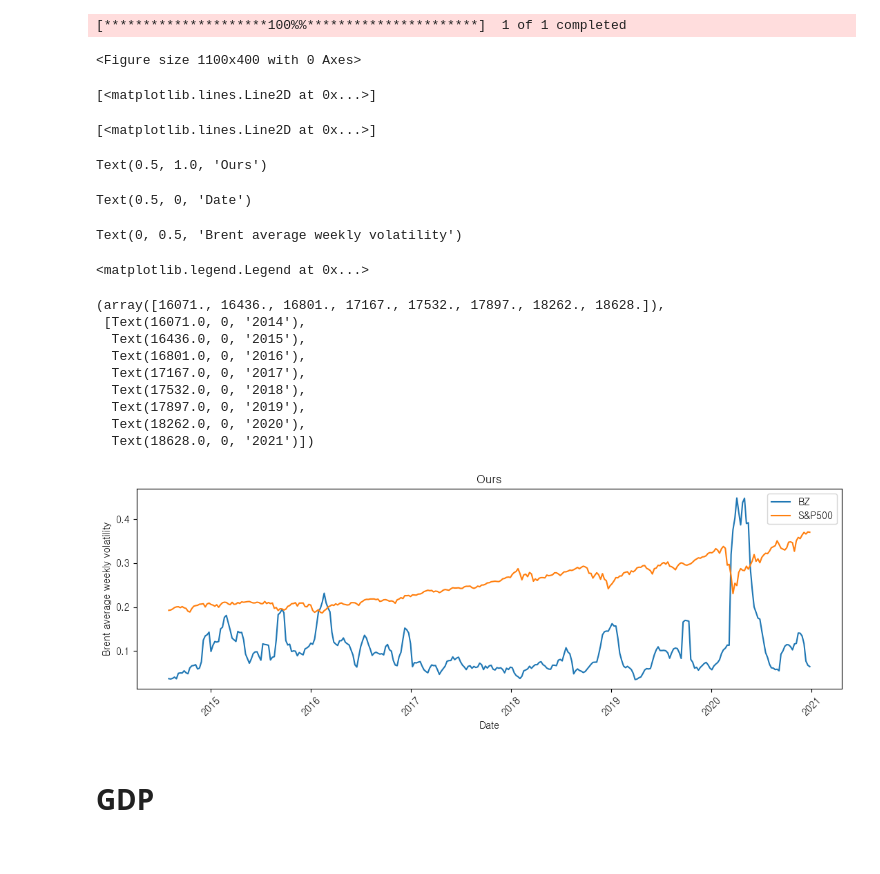
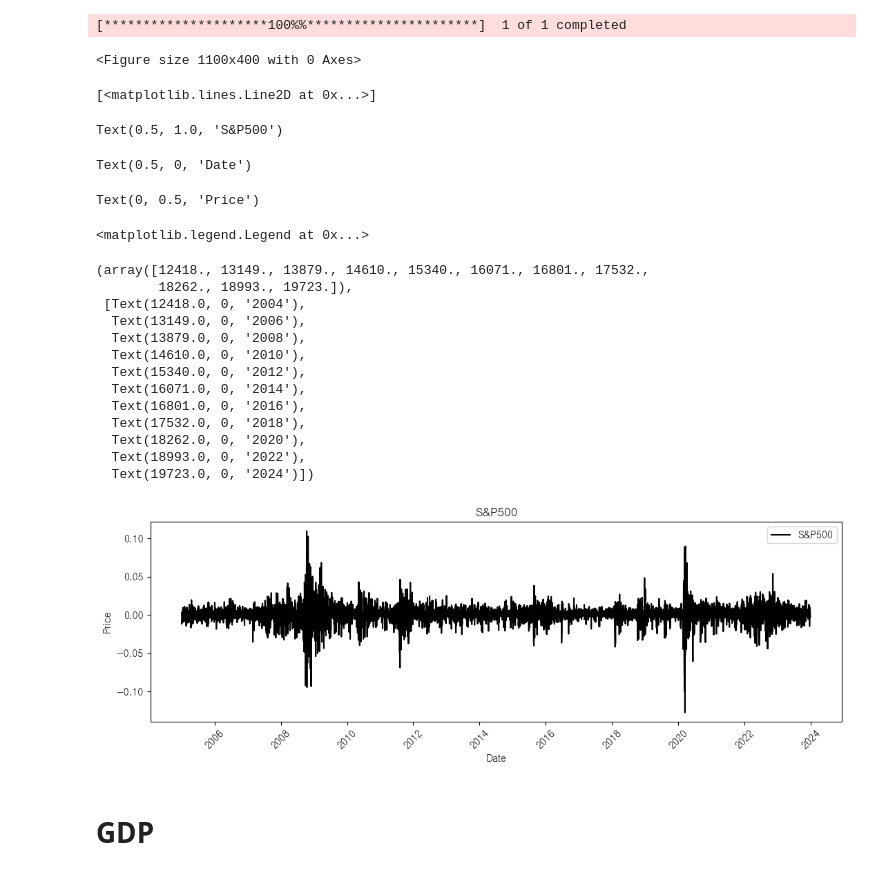
Before and after one commit to kimjuhwan1234/Volatility_Forecasting, a Jupyter notebook: preprocessing.ipynb, the cells around one changed output. Saved outputs shown, nothing was run; the diff lists cells and outputs as text; code cells hidden in the pictures.

```diff
--- a/preprocessing.ipynb
+++ b/preprocessing.ipynb
@@ -210,37 +210,47 @@ SP_idx = yf.download('^GSPC', start='1986-01-01')
 # %% [output]
 [*********************100%%**********************]  1 of 1 completed
 # %%
-SP_idx = SP_idx['Adj Close'].resample('W-FRI').last()
+SP_idx = SP_idx['Adj Close']
 SP_idx.name = 'S&P500'
+# %%
+SP_r = SP_idx.pct_change().apply(lambda x: np.log(1 + x))
+# %%
+SP_idx = SP_idx.resample('W-FRI').last()
+# SP_r = SP_r.resample('W-FRI').last()
+SP_r.name = 'S&P500_return'
 # %%
 plt.figure(figsize=(11, 4))
-plt.plot(BZ_vol.loc['2014-08-01':'2020-12-31'], label='BZ')
-plt.plot(SP_idx.loc['2014-08-01':'2020-12-31'] / 10000, label='S&P500')
-plt.title('Ours')
+# plt.plot(BZ_vol.loc['2005-01-01':'2024-01-01'], label='BZ')
+# plt.plot(SP_idx.loc['2005-01-01':'2024-01-01'], label='S&P500', color='black')
+plt.plot(SP_r.loc['2005-01-01':'2024-01-01'], label='S&P500', color='black')
+plt.title('S&P500')
 plt.xlabel('Date')
-plt.ylabel('Brent average weekly volatility')
+plt.ylabel('Price')
 plt.legend()
 plt.xticks(rotation=45)
 plt.tight_layout()
 plt.show()
 # %% [output]
 <Figure size 1100x400 with 0 Axes>
 [<matplotlib.lines.Line2D at 0x...>]
-[<matplotlib.lines.Line2D at 0x...>]
+Text(0.5, 1.0, 'S&P500')
-Text(0.5, 1.0, 'Ours')
+Text(0.5, 0, 'Date')
-Text(0.5, 0, 'Date')
+Text(0, 0.5, 'Price')
-Text(0, 0.5, 'Brent average weekly volatility')
+<matplotlib.legend.Legend at 0x...>
-<matplotlib.legend.Legend at 0x...>
+(array([12418., 13149., 13879., 14610., 15340., 16071., 16801., 17532.,
+        18262., 18993., 19723.]),
+ [Text(12418.0, 0, '2004'),
+  Text(13149.0, 0, '2006'),
+  Text(13879.0, 0, '2008'),
+  Text(14610.0, 0, '2010'),
+  Text(15340.0, 0, '2012'),
+  Text(16071.0, 0, '2014'),
+  Text(16801.0, 0, '2016'),
+  Text(17532.0, 0, '2018'),
+  Text(18262.0, 0, '2020'),
+  Text(18993.0, 0, '2022'),
+  Text(19723.0, 0, '2024')])
-(array([16071., 16436., 16801., 17167., 17532., 17897., 18262., 18628.]),
- [Text(16071.0, 0, '2014'),
-  Text(16436.0, 0, '2015'),
-  Text(16801.0, 0, '2016'),
-  Text(17167.0, 0, '2017'),
-  Text(17532.0, 0, '2018'),
-  Text(17897.0, 0, '2019'),
-  Text(18262.0, 0, '2020'),
-  Text(18628.0, 0, '2021')])
-[figure, old version]
+[figure, new version]
 # %% [markdown]
 # GDP
 # %%
```
Also changed, not shown: parts of 15 cells of this notebook, 28 other files.
